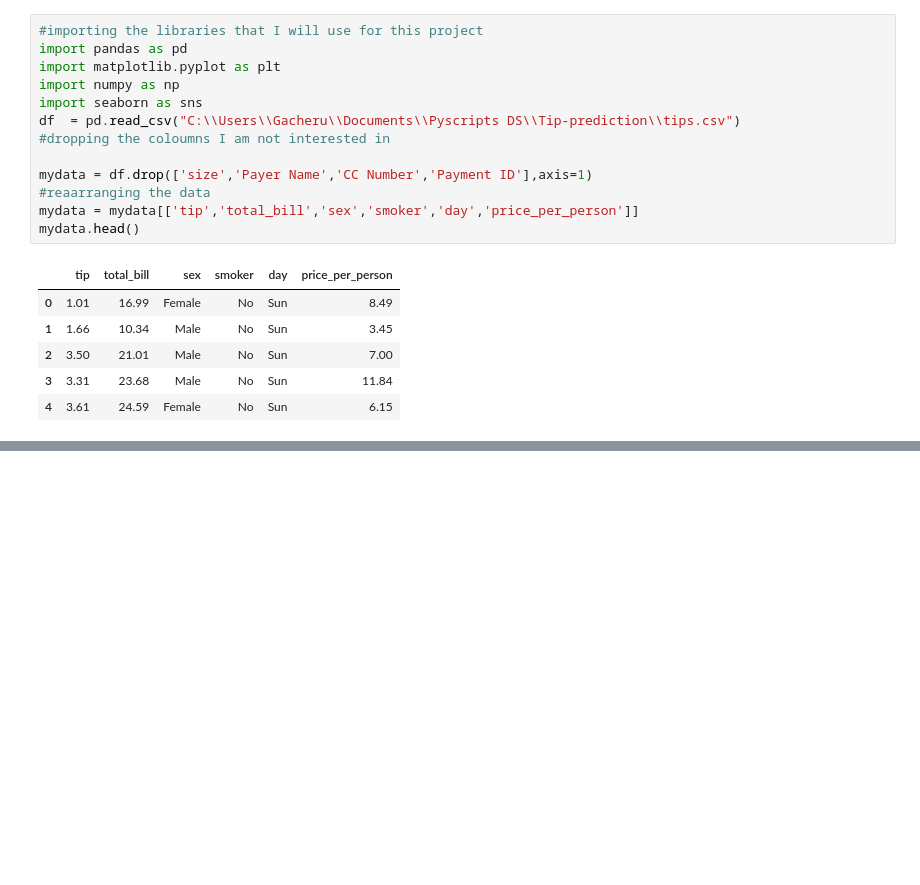
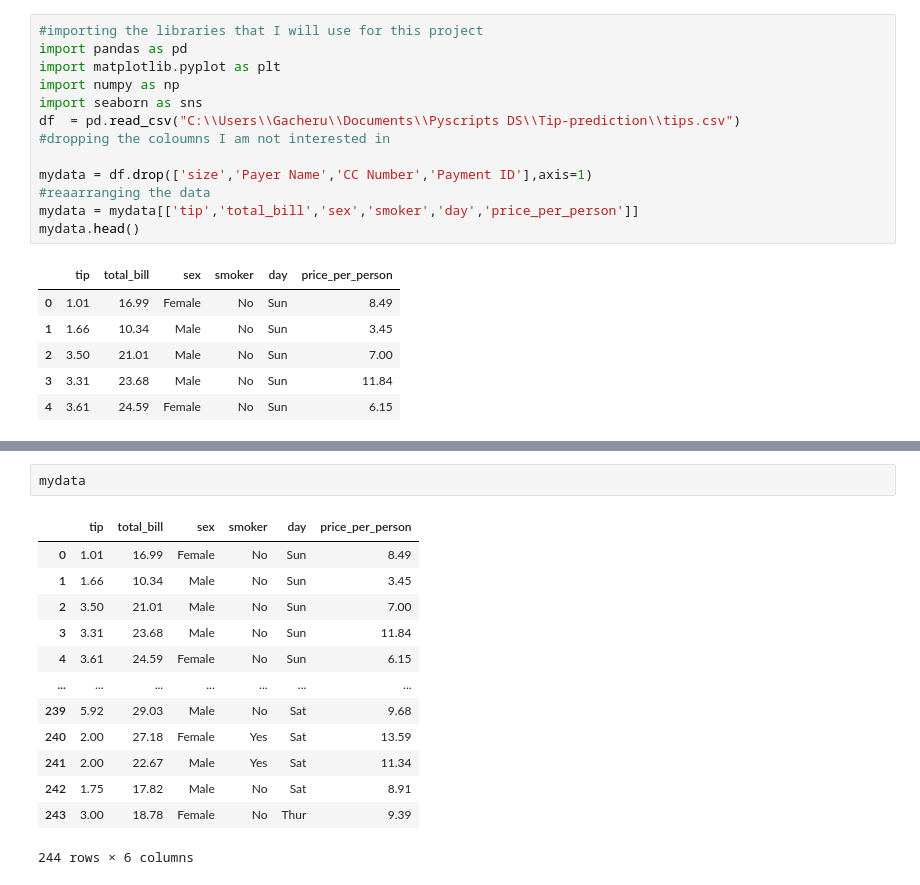
Before and after one commit to gacheru101/Tip-prediction, a Jupyter notebook: Data visualization- Ranking.ipynb, the cells around one changed output, grey strips where cells are left out. Saved outputs shown, nothing was run; the diff lists cells and outputs as text; blank space fills up the shorter version.

```diff
--- a/Data visualization- Ranking.ipynb
+++ b/Data visualization- Ranking.ipynb
@@ -35,0 +39,16 @@ NameError: name 'bars' is not defined
+# %%
+mydata
+# %% [output]
+|  | tip | total_bill | sex | smoker | day | price_per_person |
+| 0 | 1.01 | 16.99 | Female | No | Sun | 8.49 |
+| 1 | 1.66 | 10.34 | Male | No | Sun | 3.45 |
+| 2 | 3.50 | 21.01 | Male | No | Sun | 7.00 |
+| 3 | 3.31 | 23.68 | Male | No | Sun | 11.84 |
+| 4 | 3.61 | 24.59 | Female | No | Sun | 6.15 |
+| ... | ... | ... | ... | ... | ... | ... |
+| 239 | 5.92 | 29.03 | Male | No | Sat | 9.68 |
+| 240 | 2.00 | 27.18 | Female | Yes | Sat | 13.59 |
+| 241 | 2.00 | 22.67 | Male | Yes | Sat | 11.34 |
+| 242 | 1.75 | 17.82 | Male | No | Sat | 8.91 |
+| 243 | 3.00 | 18.78 | Female | No | Thur | 9.39 |
+244 rows × 6 columns
```
Also changed, not shown: parts of 2 cells of this notebook.
